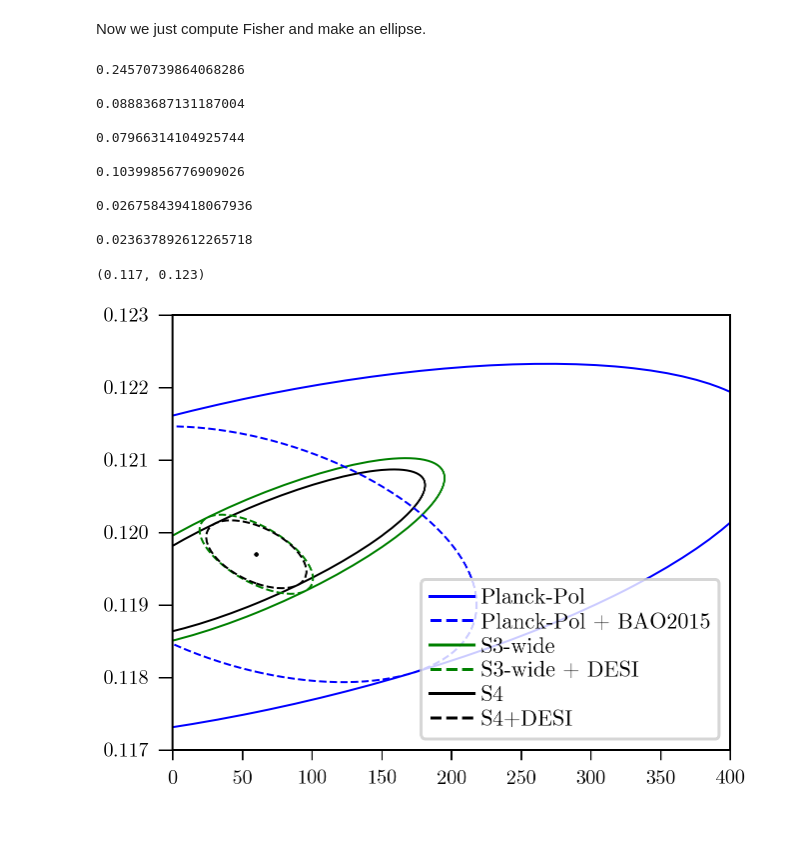
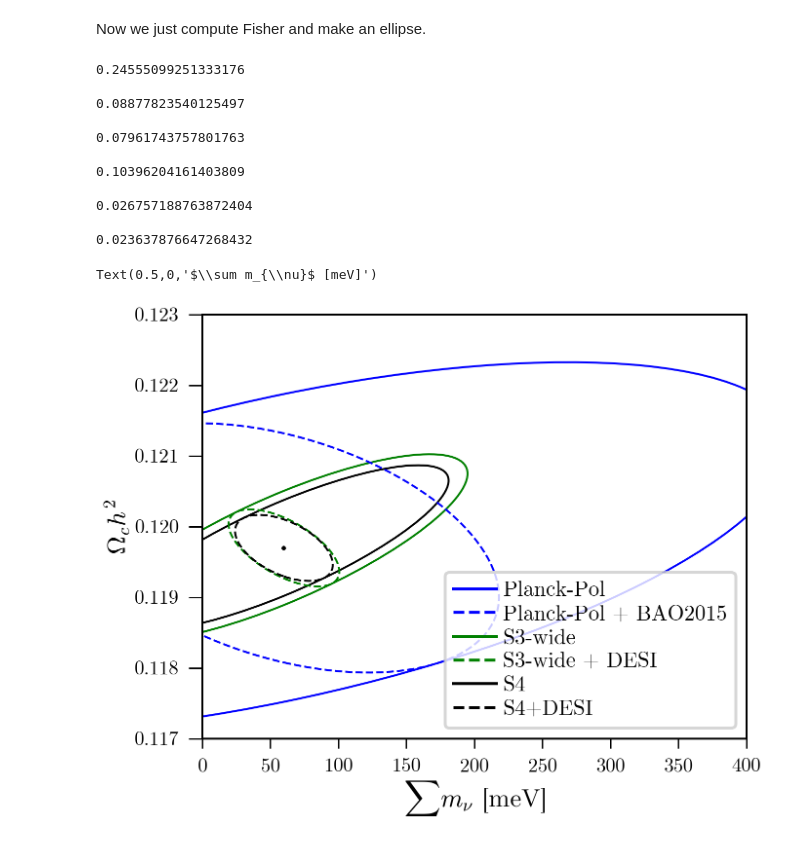
Before and after one commit to xzackli/fishchips-public, a Jupyter notebook: notebooks/Allison+2015.ipynb, the cells around one changed output. Saved outputs shown, nothing was run; the diff lists cells and outputs as text; code cells hidden in the pictures.

```diff
--- a/notebooks/Allison+2015.ipynb
+++ b/notebooks/Allison+2015.ipynb
@@ -215,38 +215,40 @@ print(np.sqrt(cov[-1,-1]))
 
 fisher = np.sum( [exp.get_fisher(obs, lensed_Cl=True) for exp in Allison_S4 + [DESI]], axis=0 )
 cov = np.linalg.inv(fisher)
 fishchips.util.plot_ellipse(single_ax, 'sum_mnu', 'omega_cdm', obs, cov, color="black", one_sigma_only=True, scale1=1000, ls1='--')
 print(np.sqrt(cov[-1,-1]))
 
 
 
 # make a legend
 l1, = single_ax.plot([],[],'-',color="blue")
 l2, = single_ax.plot([],[],'--',color="blue")
 l3, = single_ax.plot([],[],'-',color="green")
 l6, = single_ax.plot([],[],'--',color="green")
 l4, = single_ax.plot([],[],'-',color="black")
 l5, = single_ax.plot([],[],'--',color="black")
 
 single_ax.legend( [l1, l2,l3,l6, l4, l5], \
                     ['Planck-Pol', 'Planck-Pol + BAO2015',
                       'S3-wide', 'S3-wide + DESI',r'S4', r'S4+DESI', ], \
               loc = 'lower right', ncol=1, frameon=True );
 single_ax.plot( [60],[0.1197], 'kx')
 
 single_ax.set_xlim(0,400)
 single_ax.set_ylim(0.117, 0.123)
+single_ax.set_ylabel(r"$\Omega_c h^2$")
+single_ax.set_xlabel(r"$\sum m_{\nu}$ [meV]")
 # %% [output]
-0.24570739864068286
+0.24555099251333176
 
-0.08883687131187004
+0.08877823540125497
 
-0.07966314104925744
+0.07961743757801763
 
-0.10399856776909026
+0.10396204161403809
 
-0.026758439418067936
+0.026757188763872404
 
-0.023637892612265718
+0.023637876647268432
-(0.117, 0.123)
+Text(0.5,0,'$\\sum m_{\\nu}$ [meV]')
-[figure, old version]
+[figure, new version]
```
Also changed, not shown: parts of 3 cells of this notebook, 3 other files.
